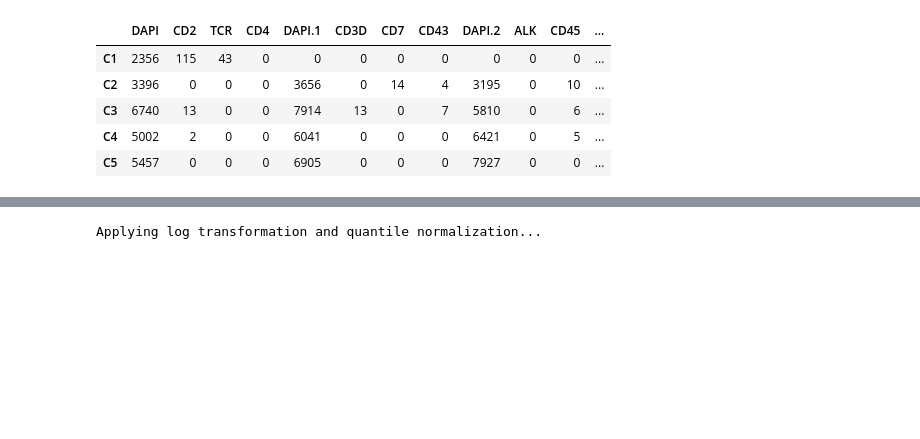
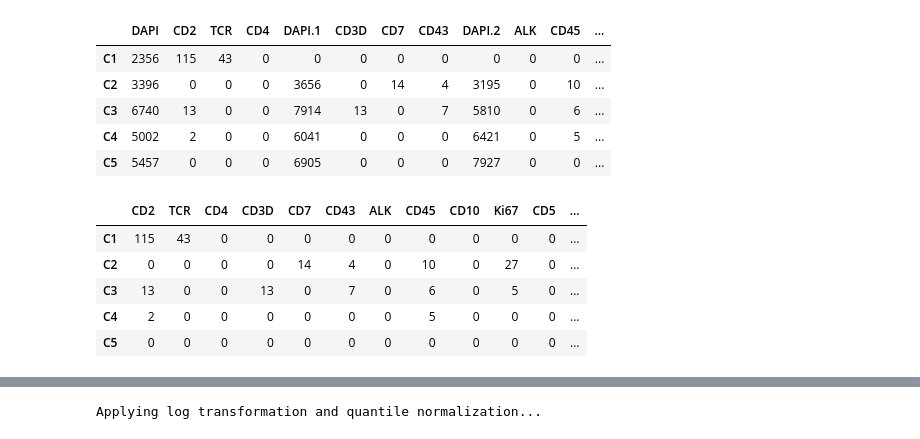
Before and after one commit to ajitjohnson/Jupyter-Notebooks, a Jupyter notebook: TMA_playbook.ipynb, the cells around one changed output, grey strips where cells are left out. Saved outputs shown, nothing was run; the diff lists cells and outputs as text; code cells hidden in the pictures; blank space fills up the shorter version.

```diff
--- a/TMA_playbook.ipynb
+++ b/TMA_playbook.ipynb
@@ -38,3 +38,12 @@ cols = [c for c in x.columns if c[:4] != 'DAPI']
 x1=x[cols]
 # Add the first DAPI channel
 x1 = pd.concat([x1, x[['DAPI']]], axis=1)
+# %%
+x1.head()
+# %% [output]
+|  | CD2 | TCR | CD4 | CD3D | CD7 | CD43 | ALK | CD45 | CD10 | Ki67 | CD5 | ... |
+| C1 | 115 | 43 | 0 | 0 | 0 | 0 | 0 | 0 | 0 | 0 | 0 | ... |
+| C2 | 0 | 0 | 0 | 0 | 14 | 4 | 0 | 10 | 0 | 27 | 0 | ... |
+| C3 | 13 | 0 | 0 | 13 | 0 | 7 | 0 | 6 | 0 | 5 | 0 | ... |
+| C4 | 2 | 0 | 0 | 0 | 0 | 0 | 0 | 5 | 0 | 0 | 0 | ... |
+| C5 | 0 | 0 | 0 | 0 | 0 | 0 | 0 | 0 | 0 | 0 | 0 | ... |
```
Also changed, not shown: parts of 2 cells of this notebook, 1 other file.
